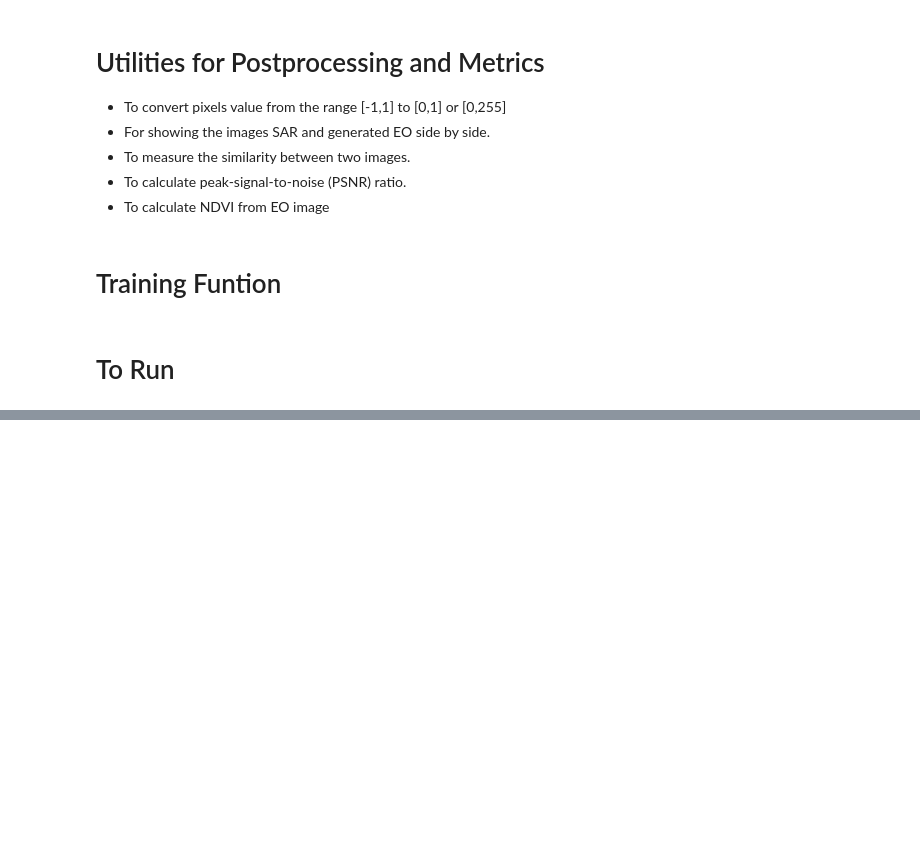
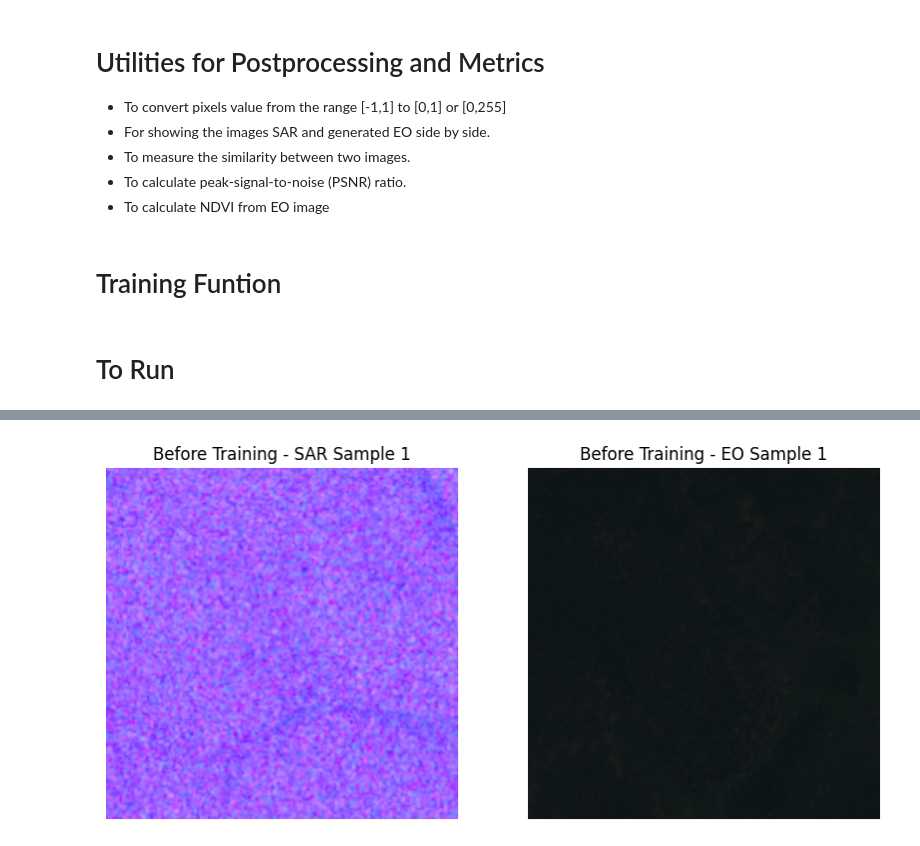
Before and after one commit to Disha-Sikka/SAR-to-EO-CycleGAN, a Jupyter notebook: cycleGAN.ipynb, the cells around one changed output, grey strips where cells are left out. Drawn from its saved outputs; the diff is of its cells as text; code cells hidden in the pictures; blank space fills up the shorter version.

```diff
--- a/cycleGAN.ipynb
+++ b/cycleGAN.ipynb
@@ -147,9 +193,3 @@ os.makedirs(config.CHECKPOINT_DIR, exist_ok=True)
-# %%
-config = Config()
-
-# Create output directories if they don't exist in Google Drive
-os.makedirs(config.OUTPUT_DIR, exist_ok=True)
-os.makedirs(config.CHECKPOINT_DIR, exist_ok=True)
 # %% [markdown]
 # DataLoader and Preprocessing Custom Class
 # %%
@@ -953,0 +944,74 @@ Loss_D_A: 0.1461 | Loss_D_B: 0.3614
+# %%
+if __name__ == '__main__':
+    # --- Display Sample Images Before Training ---
+    print("\n--- Sample Images Before Training ---")
+    # Temporarily create a dataset instance to get raw samples
+    temp_dataset = Sen12MSDataset(
+        root_dir=config.DATA_ROOT_DIR,
+        sar_dir_name=config.SAR_DIR_NAME,
+        eo_dir_name=config.EO_DIR_NAME,
+        eo_bands=config.EO_BAND_CONFIGS["RGB"], # Use RGB for display
+        image_size=config.IMAGE_SIZE
+    )
+    temp_dataloader = DataLoader(temp_dataset, batch_size=1, shuffle=True, num_workers=0) # Use 0 workers for simple display
+
+    num_before_samples = 5
+    sample_count = 0
+    for sar_img, eo_img in temp_dataloader:
+        if sample_count >= num_before_samples:
+            break
+
+        # Denormalize to [0,1] for display
+        sar_display = denormalize_image(sar_img.squeeze(0)).cpu().numpy()
+        eo_display = denormalize_image(eo_img.squeeze(0)).cpu().numpy()
+
+        # Handle SAR channels for display (2-channel to 3-channel grayscale)
+        if sar_display.shape[0] == 2:
+            sar_display = sar_display.mean(axis=0, keepdims=True) # Average to 1 channel
+            sar_display = np.repeat(sar_display, 3, axis=0) # Repeat to 3 channels
+        elif sar_display.shape[0] == 1:
+            sar_display = np.repeat(sar_display, 3, axis=0) # Repeat 1 channel to 3
+
+        # Transpose from (C, H, W) to (H, W, C) for matplotlib
+        sar_display = np.transpose(sar_display, (1, 2, 0))
+        eo_display = np.transpose(eo_display, (1, 2, 0))
+
+        plt.figure(figsize=(10, 5))
+        plt.subplot(1, 2, 1)
+        plt.imshow(sar_display)
+        plt.title(f"Before Training - SAR Sample {sample_count+1}")
+        plt.axis('off')
+
+        plt.subplot(1, 2, 2)
+        plt.imshow(eo_display)
+        plt.title(f"Before Training - EO Sample {sample_count+1}")
+        plt.axis('off')
+        plt.show()
+        sample_count += 1
+    print("-----------------------------------")
+
+
+    train_cyclegan()
+
+    # --- Display Sample Images After Training ---
+    print("\n--- Sample Images After Training ---")
+    output_images_dir = config.OUTPUT_DIR # Images are saved here in Google Drive
+
+    # Get list of saved combined images from the last epoch
+    # We need to find the last epoch that saved images
+    last_epoch_saved = (config.NUM_EPOCHS // config.SAVE_EPOCH_FREQ) * config.SAVE_EPOCH_FREQ
+    if last_epoch_saved == 0 and config.NUM_EPOCHS > 0: # Handle case where NUM_EPOCHS < SAVE_EPOCH_FREQ
+        last_epoch_saved = config.NUM_EPOCHS
+
+    if last_epoch_saved == 0: # If no epochs ran or no images saved
+        print("No images saved to display. Run more epochs or check SAVE_EPOCH_FREQ.")
+    else:
+        for i in range(1, 6): # Display 5 samples
+            image_path = os.path.join(output_images_dir, f"epoch_{last_epoch_saved}_sample_{i}_combined_SAR_GenEO_RealEO.png")
+            if os.path.exists(image_path):
+                print(f"Displaying: {os.path.basename(image_path)}")
+                display(DisplayImage(filename=image_path))
+            else:
+                print(f"Image not found: {os.path.basename(image_path)}")
+    print("------------------------------------")
+# %% [output]
@@ -953,0 +1020 @@ Loss_D_A: 0.1461 | Loss_D_B: 0.3614
+[figure, added]
```
Also changed, not shown: parts of 18 cells of this notebook.
